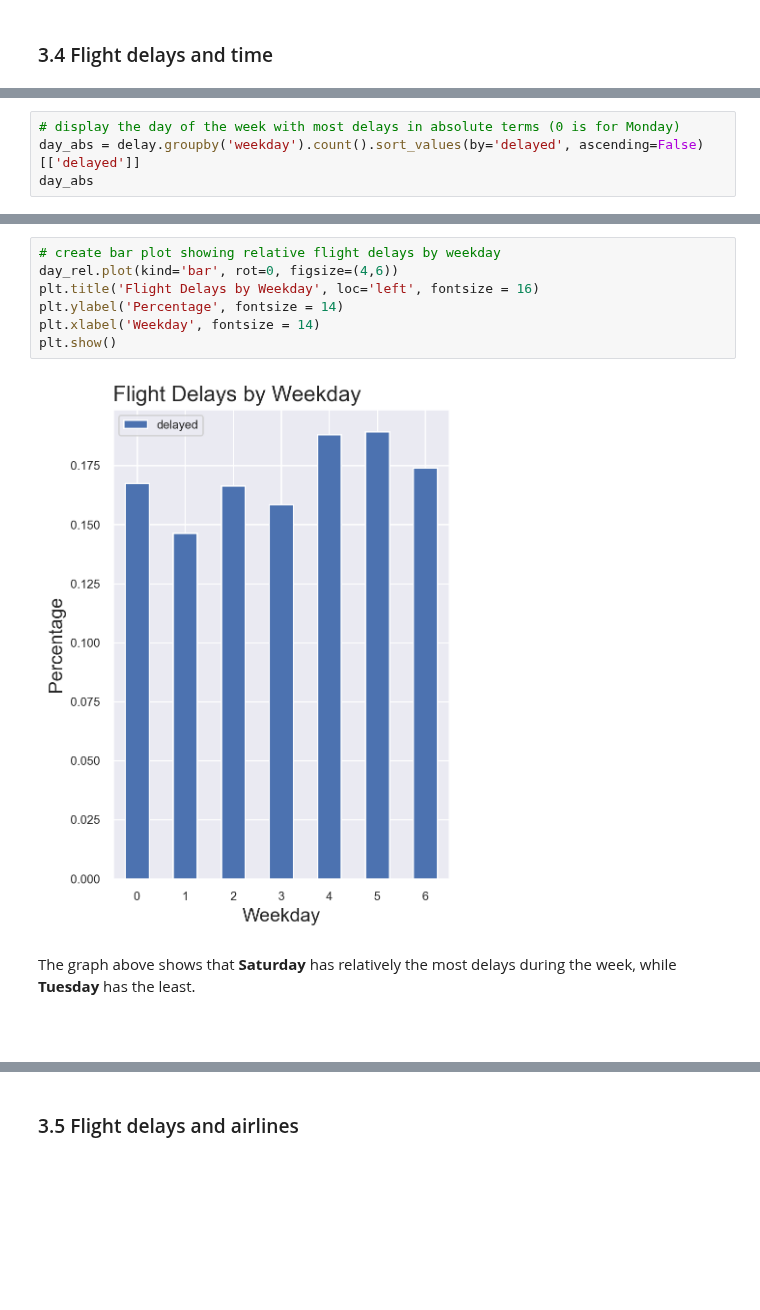
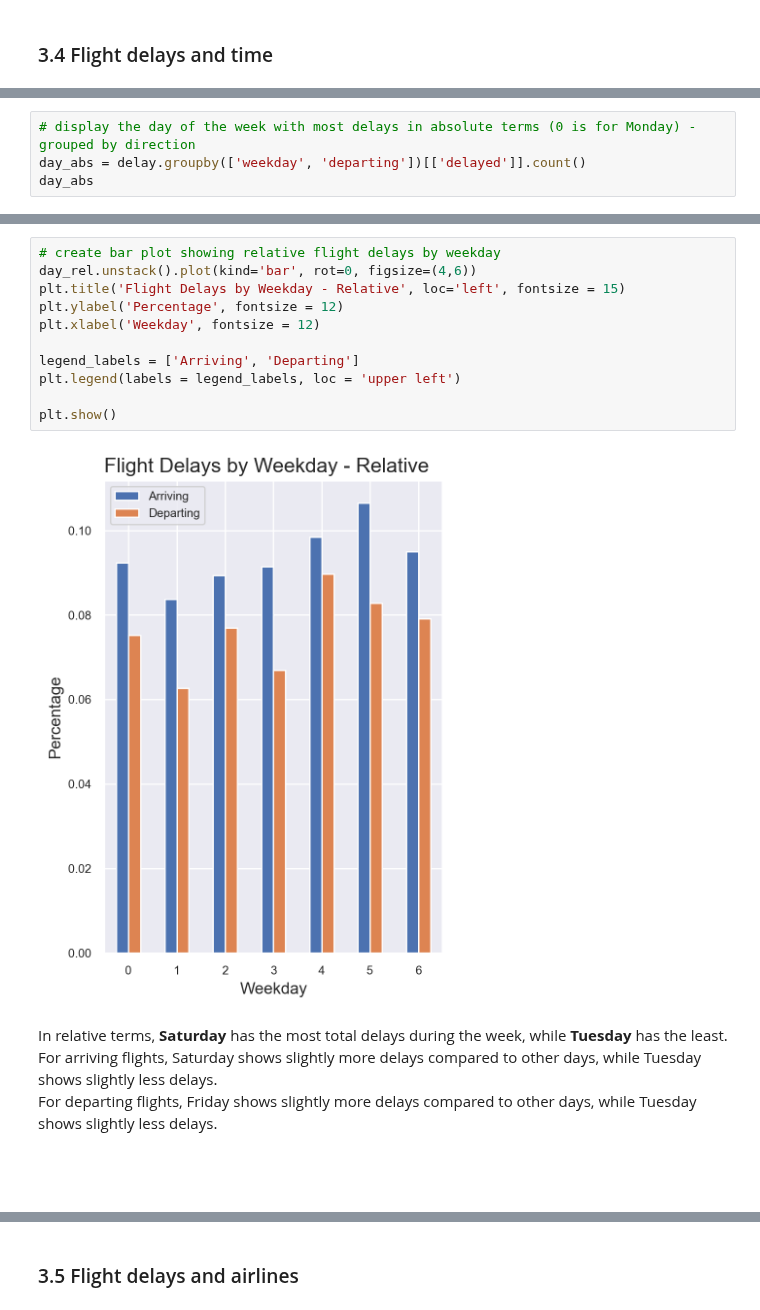
Before and after one commit to fedfioravanti/General_Assembly_Capstone, a Jupyter notebook: GA_Capstone_02_EDA.ipynb, the cells around one changed output, grey strips where cells are left out. Drawn from its saved outputs; the diff is of its cells as text; blank space fills up the shorter version.

```diff
--- a/GA_Capstone_02_EDA.ipynb
+++ b/GA_Capstone_02_EDA.ipynb
@@ -266,5 +295,5 @@ I assume that at 3am most flights are arriving, so this does not represent an in
 # %%
-# display the day of the week with most delays in absolute terms (0 is for Monday)
-day_abs = delay.groupby('weekday').count().sort_values(by='delayed', ascending=False)[['delayed']]
+# display the day of the week with most delays in absolute terms (0 is for Monday) - grouped by direction
+day_abs = delay.groupby(['weekday', 'departing'])[['delayed']].count()
 day_abs
 # %% [output]
@@ -294,15 +357,23 @@ day_rel.sort_values(by='delayed', ascending=False)
 # %%
 # create bar plot showing relative flight delays by weekday
-day_rel.plot(kind='bar', rot=0, figsize=(4,6))
-plt.title('Flight Delays by Weekday', loc='left', fontsize = 16)
-plt.ylabel('Percentage', fontsize = 14)
-plt.xlabel('Weekday', fontsize = 14)
+day_rel.unstack().plot(kind='bar', rot=0, figsize=(4,6))
+plt.title('Flight Delays by Weekday - Relative', loc='left', fontsize = 15)
+plt.ylabel('Percentage', fontsize = 12)
+plt.xlabel('Weekday', fontsize = 12)
+
+legend_labels = ['Arriving', 'Departing']
+plt.legend(labels = legend_labels, loc = 'upper left')
+
 plt.show()
 # %% [output]
-[figure, old version]
+[figure, new version]
-# %% [markdown]
-The graph above shows that **Saturday** has relatively the most delays during the week, while **Tuesday** has the least.
-<br/><br/>
+# %% [markdown]
+In relative terms, **Saturday** has the most total delays during the week, while **Tuesday** has the least.
+For arriving flights, Saturday shows slightly more delays compared to other days, while Tuesday shows slightly less delays.
+For departing flights, Friday shows slightly more delays compared to other days, while Tuesday shows slightly less delays.
+
+
+<br/><br/>
 # %%
 # display the month of the year with most delays in absolute terms
 month_abs = delay.groupby('month').count().sort_values(by='delayed', ascending=False)[['delayed']]
```
Also changed, not shown: parts of 20 cells of this notebook, 2 other files.
